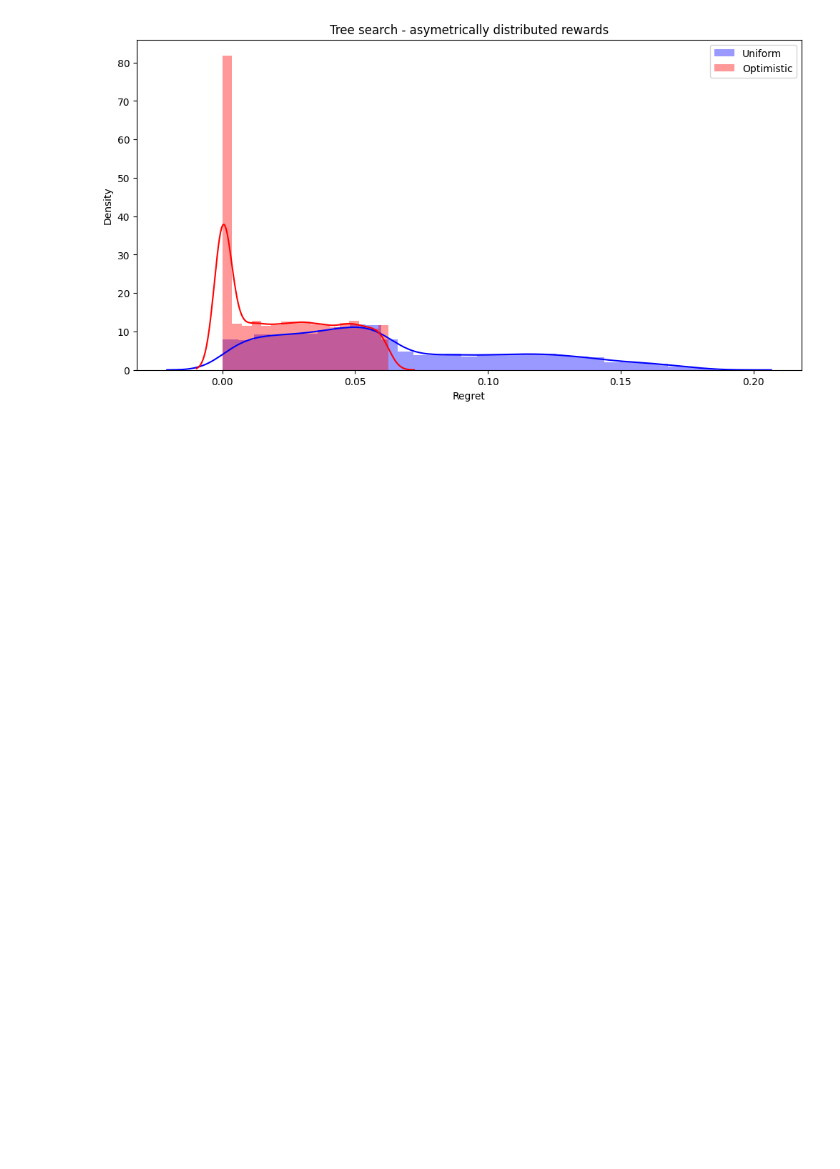
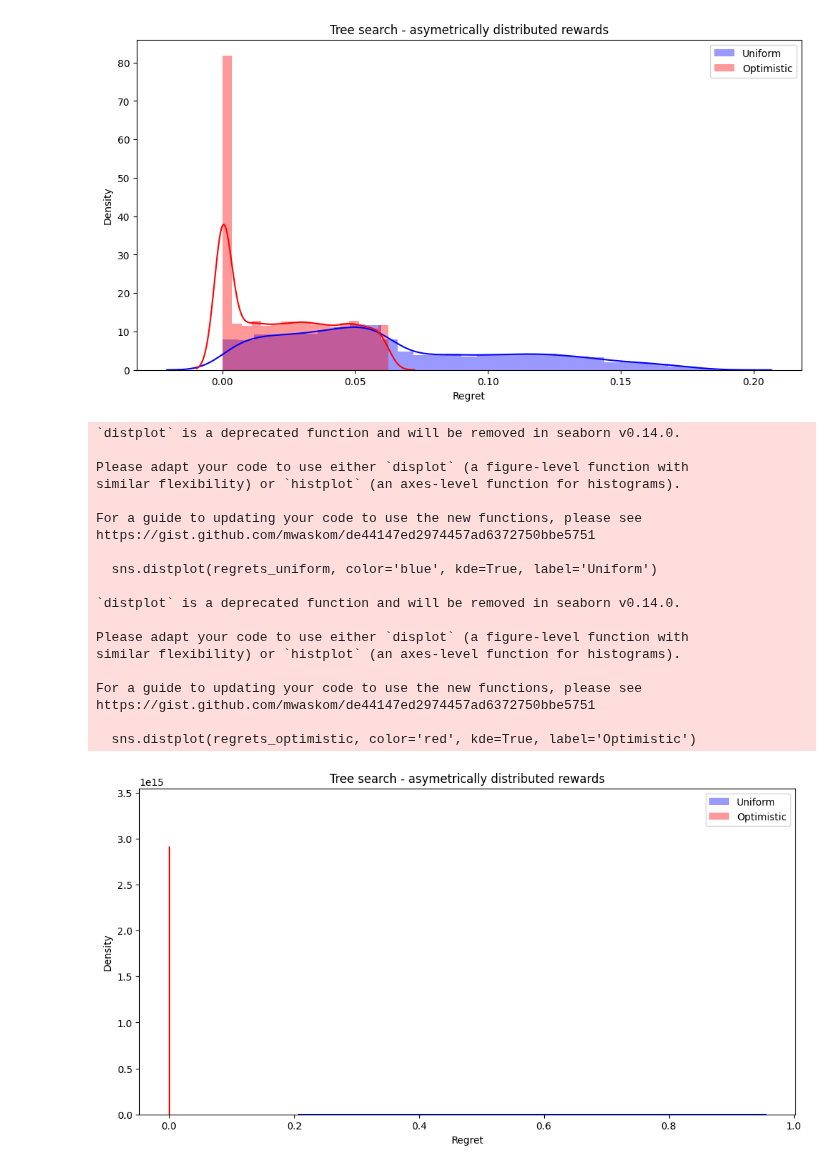
Before and after one commit to DaniloMarinho/TreeSearchAlgorithms, a Jupyter notebook: tree_search.ipynb, the cells around one changed output. Drawn from its saved outputs; the diff is of its cells as text; code cells hidden in the pictures; blank space fills up the shorter version.

```diff
--- a/tree_search.ipynb
+++ b/tree_search.ipynb
@@ -225,18 +225,18 @@ for i in range(n_samples):
     reward = deepcopy(tree).optimistic_search()
     regrets_optimistic.append(tree.compute_regret(reward))
 # %%
-# n_samples = 10
+n_samples = 10
 
-# depth = 18
-# branching_factor = 2
-# discount_factor = 0.5
-# n = 3000
+depth = 18
+branching_factor = 2
+discount_factor = 0.5
+n = 3000
 
-# regrets_optimistic = []
-# for i in range(n_samples):
-#     tree = Tree(depth, branching_factor, n, discount_factor, sampling="asymetric")
-#     reward = deepcopy(tree).optimistic_search()
-#     regrets_optimistic.append(tree.compute_regret(reward))
+regrets_optimistic = []
+for i in range(n_samples):
+    tree = Tree(depth, branching_factor, n, discount_factor, sampling="asymetric")
+    reward = deepcopy(tree).optimistic_search()
+    regrets_optimistic.append(tree.compute_regret(reward))
 # %%
 fix, ax = plt.subplots(figsize=(12,6))
 
@@ -273,3 +273,39 @@ https://gist.github.com/mwaskom/de44147ed2974457ad6372750bbe5751
 
   sns.distplot(regrets_optimistic, color='red', kde=True, label='Optimistic')
 [figure]
+# %%
+fix, ax = plt.subplots(figsize=(12,6))
+
+# Plotting histograms with density function
+sns.distplot(regrets_uniform, color='blue', kde=True, label='Uniform')
+sns.distplot(regrets_optimistic, color='red', kde=True, label='Optimistic')
+
+# Adding labels and legend
+plt.title("Tree search - asymetrically distributed rewards")
+plt.xlabel('Regret')
+plt.ylabel('Density')
+plt.legend()
+
+# Show plot
+plt.show()
+# %% [output]
+`distplot` is a deprecated function and will be removed in seaborn v0.14.0.
+
+Please adapt your code to use either `displot` (a figure-level function with
+similar flexibility) or `histplot` (an axes-level function for histograms).
+
+For a guide to updating your code to use the new functions, please see
+https://gist.github.com/mwaskom/de44147ed2974457ad6372750bbe5751
+
+  sns.distplot(regrets_uniform, color='blue', kde=True, label='Uniform')
+
+`distplot` is a deprecated function and will be removed in seaborn v0.14.0.
+
+Please adapt your code to use either `displot` (a figure-level function with
+similar flexibility) or `histplot` (an axes-level function for histograms).
+
+For a guide to updating your code to use the new functions, please see
+https://gist.github.com/mwaskom/de44147ed2974457ad6372750bbe5751
+
+  sns.distplot(regrets_optimistic, color='red', kde=True, label='Optimistic')
+[figure, added]
```
Also changed, not shown: parts of 5 cells of this notebook, 2 other files.
